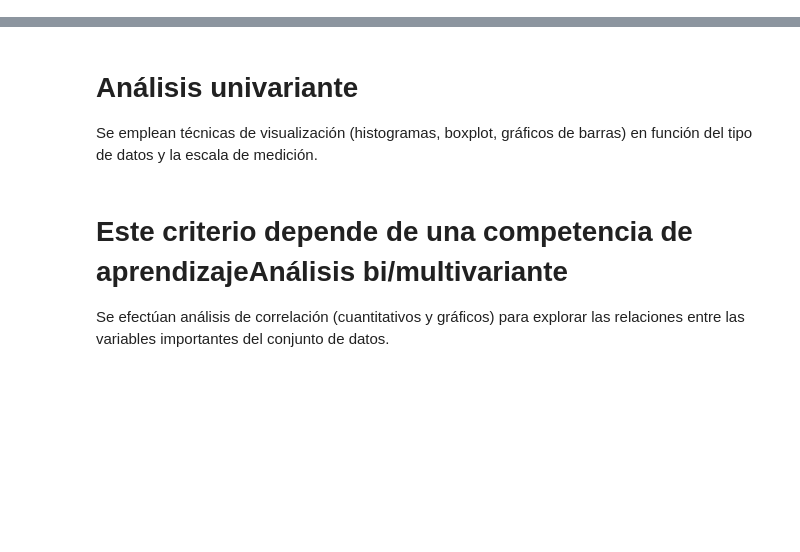
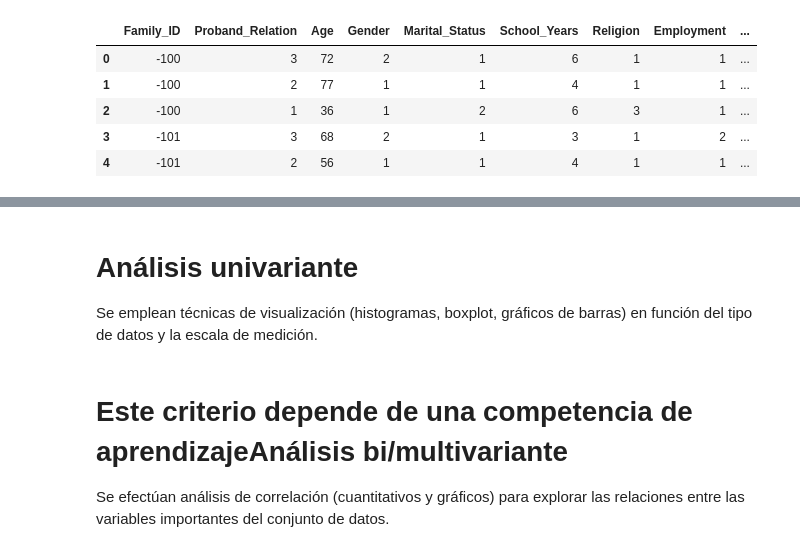
Before and after one commit to Charles-CB/Actividades_Aprendizaje-, a Jupyter notebook: Avance1/Copia_Avance1_5.ipynb, the cells around one changed output, grey strips where cells are left out. Saved outputs shown, nothing was run; the diff lists cells and outputs as text; code cells hidden in the pictures; blank space fills up the shorter version.

```diff
--- a/Avance1/Copia_Avance1_5.ipynb
+++ b/Avance1/Copia_Avance1_5.ipynb
@@ -9,0 +200,11 @@ Hola Mundo.
+# %%
+# Creamos una funcion para sustituir las variables categoricas que esten fuera de rango por la moda
+
+def procesar_columna_range(df_pro, columna, rango_min, rango_max):
+    # Encuentra la moda de la columna
+    moda_columna = df_pro[columna].mode()[0]
+
+    # Reemplaza los valores que no están en el rango por la moda
+    df_pro[columna] = df_pro[columna].apply(lambda x: x if rango_min <= x <= rango_max else moda_columna)
+
+    return df_pro[columna]
@@ -9,0 +227,11 @@ Hola Mundo.
+# %%
+# Hacemos un head para visualizar la tabla
+# Como se observa hay variables donde las categorias estan como números, hay que mapearlas
+df_copia.head()
+# %% [output]
+|  | Family_ID | Proband_Relation | Age | Gender | Marital_Status | School_Years | Religion | Employment | ... |
+| 0 | -100 | 3 | 72 | 2 | 1 | 6 | 1 | 1 | ... |
+| 1 | -100 | 2 | 77 | 1 | 1 | 4 | 1 | 1 | ... |
+| 2 | -100 | 1 | 36 | 1 | 2 | 6 | 3 | 1 | ... |
+| 3 | -101 | 3 | 68 | 2 | 1 | 3 | 1 | 2 | ... |
+| 4 | -101 | 2 | 56 | 1 | 1 | 4 | 1 | 1 | ... |
```
Also changed, not shown: parts of 29 cells of this notebook.
